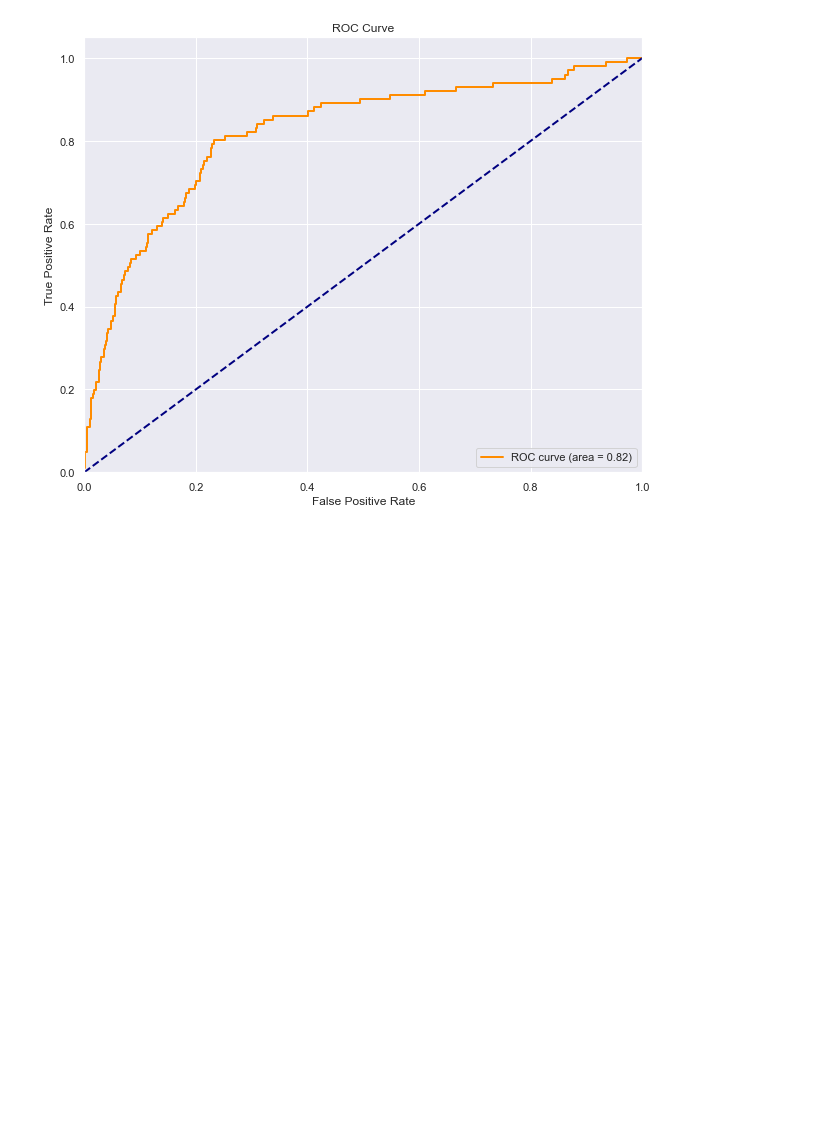
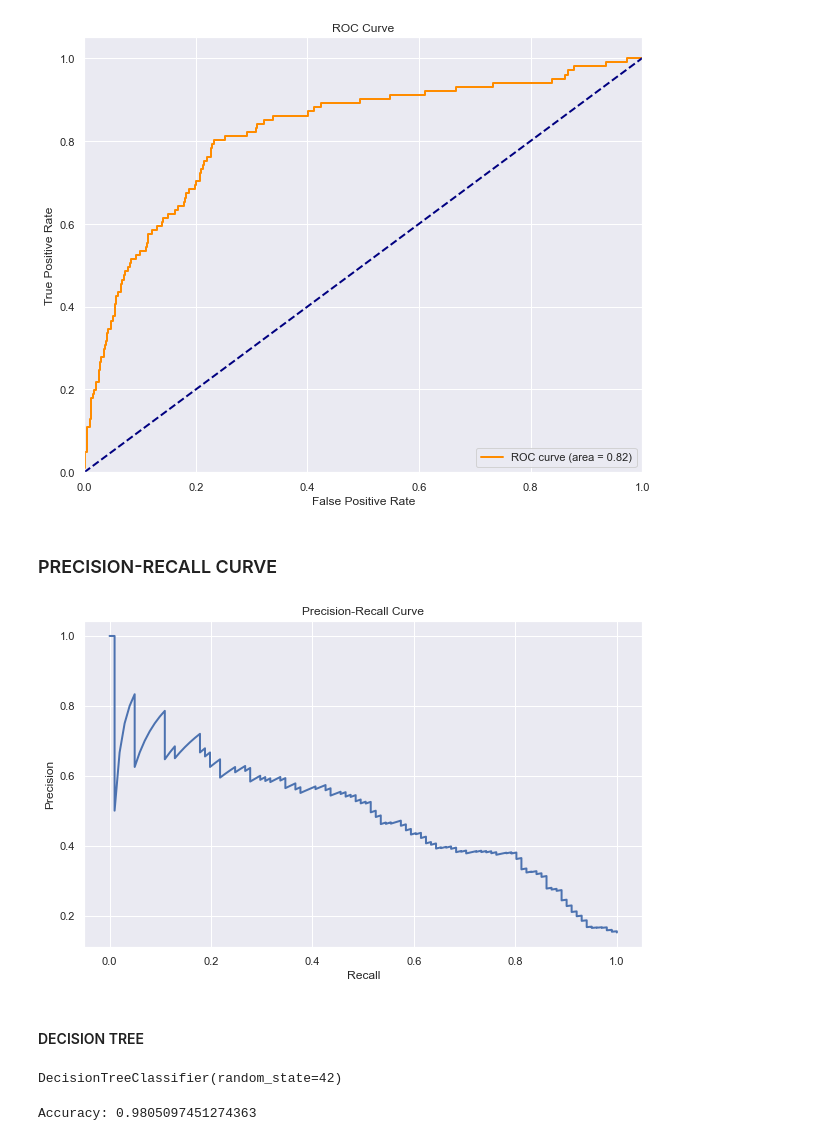
Before and after one commit to NamaembaSilali/telecom-churn-prediction, a Jupyter notebook: index.ipynb, the cells around one changed output. Drawn from its saved outputs; the diff is of its cells as text; code cells hidden in the pictures; blank space fills up the shorter version.

```diff
--- a/index.ipynb
+++ b/index.ipynb
@@ -458,3 +459,31 @@ plt.legend(loc="lower right")
 plt.show()
 # %% [output]
 [figure]
+# %% [markdown]
+### PRECISION-RECALL CURVE
+# %%
+from sklearn.metrics import precision_recall_curve
+
+# Calculate precision and recall
+precision, recall, _ = precision_recall_curve(y_test, y_pred_proba)
+
+# Plot the Precision-Recall curve
+plt.figure(figsize=(10, 6))
+plt.plot(recall, precision, lw=2, color='b')
+plt.xlabel('Recall')
+plt.ylabel('Precision')
+plt.title('Precision-Recall Curve')
+plt.show()
+# %% [output]
+[figure, added]
+# %% [markdown]
+#### DECISION TREE
+# %%
+#importing the necessary library
+from sklearn.tree import DecisionTreeClassifier
+
+#training the decision tree model
+model = DecisionTreeClassifier(random_state=42)
+model.fit(X_train, y_train)
+# %% [output]
+DecisionTreeClassifier(random_state=42)
@@ -460,0 +493,6 @@ plt.show()
+# %%
+# Calculate accuracy
+accuracy = accuracy_score(y_test, y_pred)
+print("Accuracy:", accuracy)
+# %% [output]
+Accuracy: 0.9805097451274363
```
Also changed, not shown: parts of 5 cells of this notebook.
